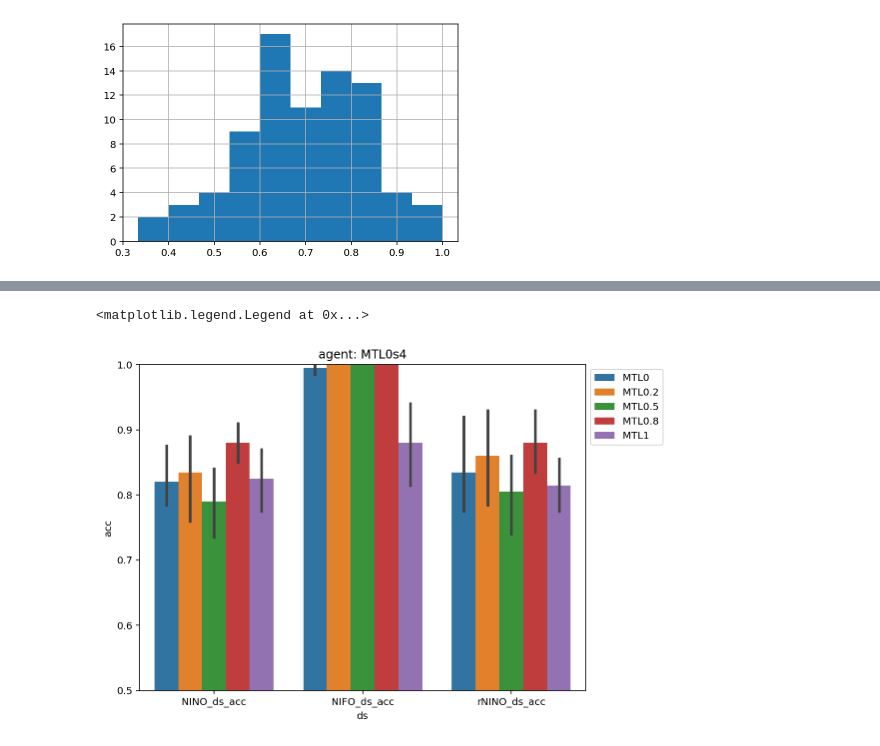
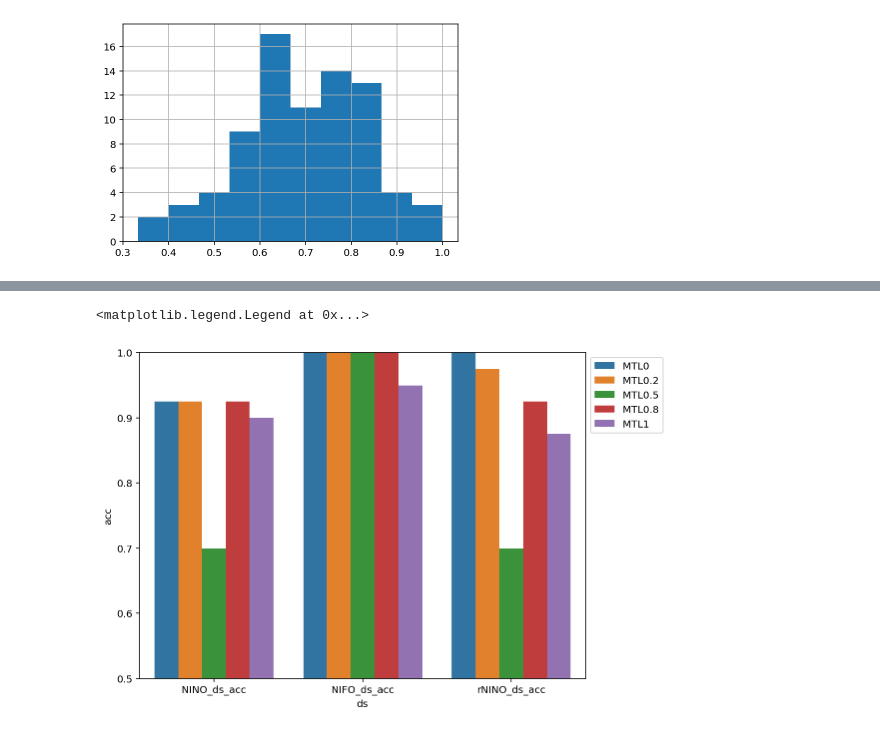
Before and after one commit to harry-tian/ai-driven-tutorial, a Jupyter notebook: evals/eval_prolific_bm.ipynb, the cells around one changed output, grey strips where cells are left out. Drawn from its saved outputs; the diff is of its cells as text; code cells hidden in the pictures.

Commit message:
Add bm comparison results; add bm valid filtered

```diff
--- a/evals/eval_prolific_bm.ipynb
+++ b/evals/eval_prolific_bm.ipynb
@@ -119,5 +117,6 @@ for model in syn_models:
 # %%
+syns = {k: v for k, v in dsts.items() if 'MTL0s' in k}
 syns['lpips.alex'] = pickle.load(open('../embeds/lpips/bm/lpips.alex.dstt.pkl', 'rb'))
 syns['lpips.vgg'] = pickle.load(open('../embeds/lpips/bm/lpips.vgg.dstt.pkl', 'rb'))
-# dss['lpips.alex'] = pickle.load(open('../embeds/lpips/bm/lpips.vgg.dsss.pkl', 'rb'))
-# dss['lpips.vgg'] = pickle.load(open('../embeds/lpips/bm/lpips.vgg.dsss.pkl', 'rb'))
+b_syns = {s: syns[s] for s in [agent, 'lpips.alex', 'lpips.vgg']}
+syns.keys(), len(syns)
@@ -129,16 +126,36 @@ syns.keys(), len(syns)
+# %%
+model, seed = 'MTL1', best[model]
+z_train, z_test = embs[model][seed]['train'], embs[model][seed]['test']
+resn_nis = get_NI(z_train, y_train, z_test, y_test)
 # %%
 id_columns = ['agent', 'model', 'seed']
 ds_columns = ['NINO_ds_acc', 'NIFO_ds_acc', 'rNINO_ds_acc']
-er_columns = ['NINO_ds_er', 'NIFO_ds_er', 'rNINO_ds_er']
-ni_columns = ['NIs']
-results = pd.DataFrame(columns=id_columns + ds_columns)
+er_columns = ['NINO_ds_err', 'NIFO_ds_err', 'rNINO_ds_err']
+ni_columns = ['NIs', 'NI_acc']
+results = pd.DataFrame(columns=id_columns + ds_columns + er_columns + ni_columns)
 for syn in syns:
     syn_dist = syns[syn]
     for model in models:
         for seed in seeds:
             z_train, z_test = embs[model][seed]['train'], embs[model][seed]['test']
             evals = syn_evals(z_train, y_train, z_test, y_test, None, None, None, None, dist=syn_dist)
-            results.loc[len(results)] = [syn, model, seed] + [evals[k] for k in ds_columns]
+            nn_mat = np.vstack([np.arange(len(y_test)), evals['NIs'], resn_nis]).T
+            NI_acc = (get_ds_choice(syn_dist, nn_mat) == 0).mean()
+            evals['NI_acc'] = NI_acc
+            results.loc[len(results)] = [syn, model, seed] \
+                + [evals[k] for k in ds_columns] \
+                + [evals[k] for k in er_columns] \
+                + [evals[k] for k in ni_columns]
+# %%
+df = results.copy()
+df = df.drop(df[df.agent.str.contains("MTL") & ~df.agent.str.contains("s4")].index)
+for k, v in best.items():
+    df = df.drop(df[(df['model']==k) & ~(df['seed'] == v)].index)
+df = df.drop(df[(df['agent']=='MTL0') & ~(df['seed'] == best['MTL0'])].index)
+df_best = df.copy()
+df_agent = results[results['agent'] == agent].copy()
+df_agent_best = df_agent.loc[[
+    i for i in df_best.index if i in df_agent.index]].copy()
 # %%
 def get_ci(samples, confidence=0.95):
     from scipy import stats
@@ -180,11 +195,10 @@ for ds in ds_columns:
 # %%
-df = results[results['agent'].str.contains('MTL0s4')]
+df = df_best.copy()
+df = df[df['agent'] == agent]
 df_melt = pd.melt(df, id_columns, ds_columns, var_name='ds', value_name='acc')
 fig, ax = plt.subplots(1, 1, figsize=(8,6))
 sns.barplot(ax=ax, x='ds', y='acc', hue='model', data=df_melt)
-ax.set_title('agent: MTL0s4')
-ax.set_ylim((0.5, 1))
-ax.legend(bbox_to_anchor=(1,1))
+ax.set_ylim((0.5, 1)); ax.legend(bbox_to_anchor=(1,1))
 # %% [output]
 <matplotlib.legend.Legend at 0x...>
-[figure, old version]
+[figure, new version]
```
Also changed, not shown: parts of 16 cells of this notebook, 1 other file.
